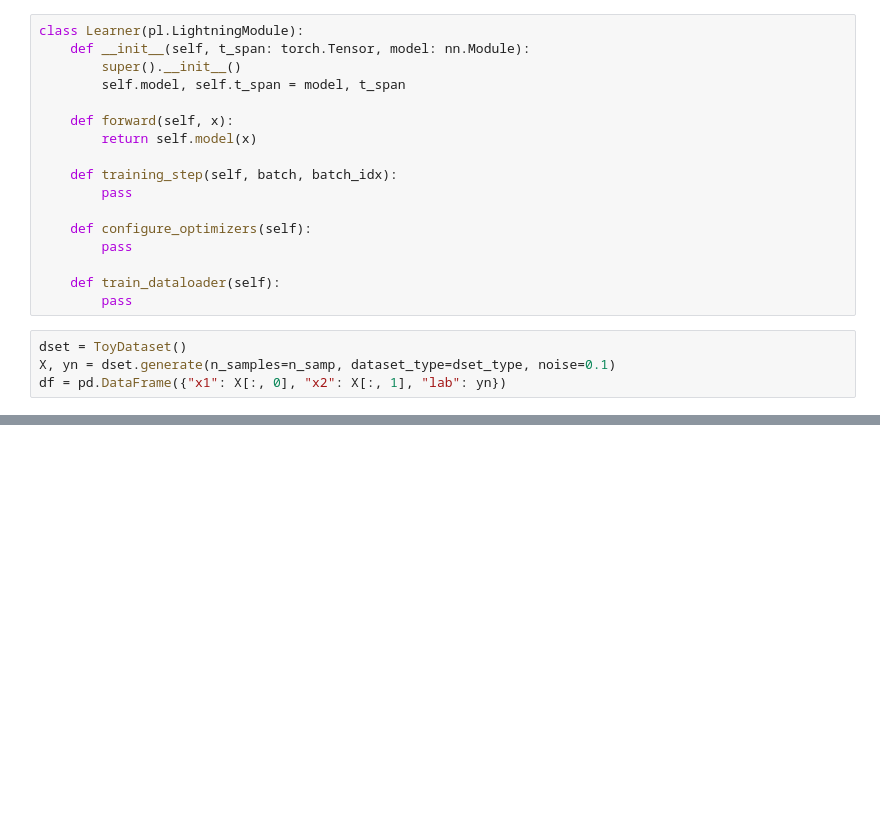
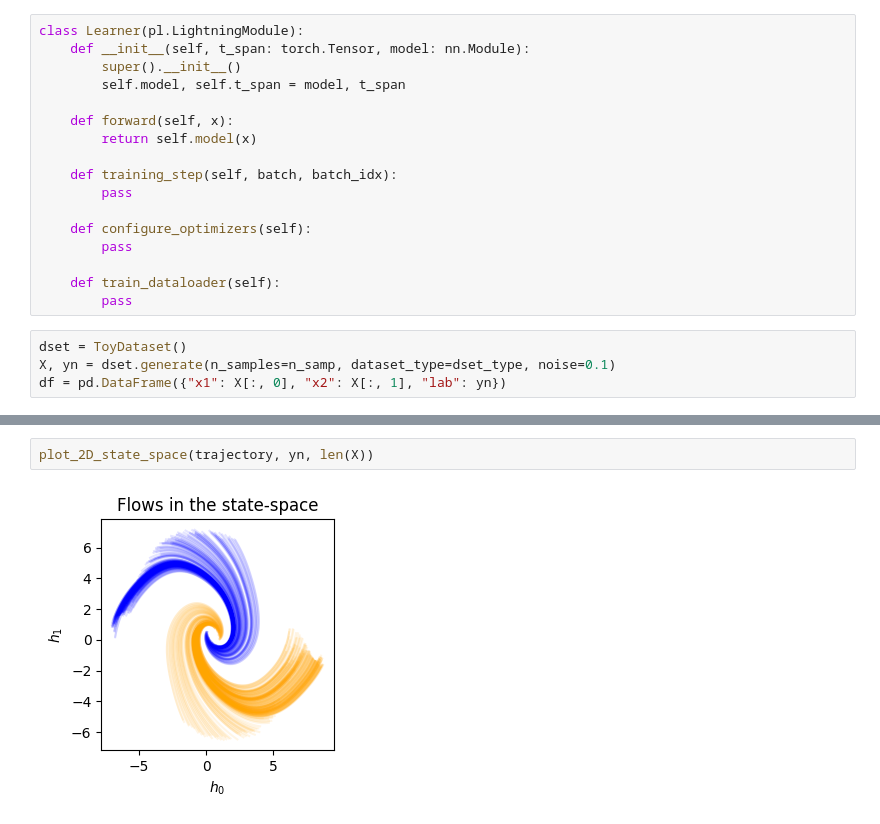
Before and after one commit to cjc77/pytorch-self-study, a Jupyter notebook: neural_diff_eq/torchdyn1.ipynb, the cells around one changed output, grey strips where cells are left out. Cells and saved outputs as stored; diff of their text form; blank space fills up the shorter version.

```diff
--- a/neural_diff_eq/torchdyn1.ipynb
+++ b/neural_diff_eq/torchdyn1.ipynb
@@ -48,0 +166,4 @@ trainloader = data.DataLoader(train, batch_size=len(X), shuffle=True)
+# %%
+plot_2D_state_space(trajectory, yn, len(X))
+# %% [output]
+[figure, added]
```
Also changed, not shown: parts of 16 cells of this notebook, 2 other files.
